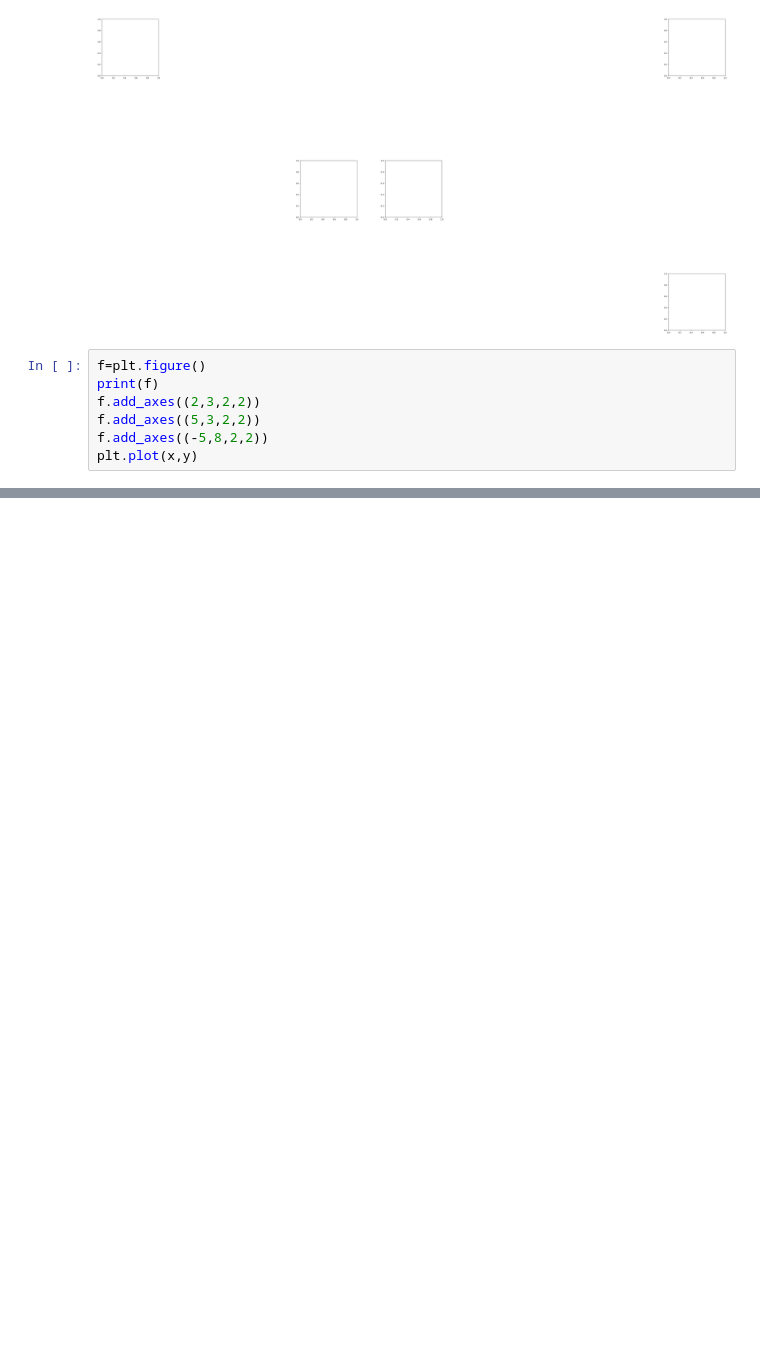
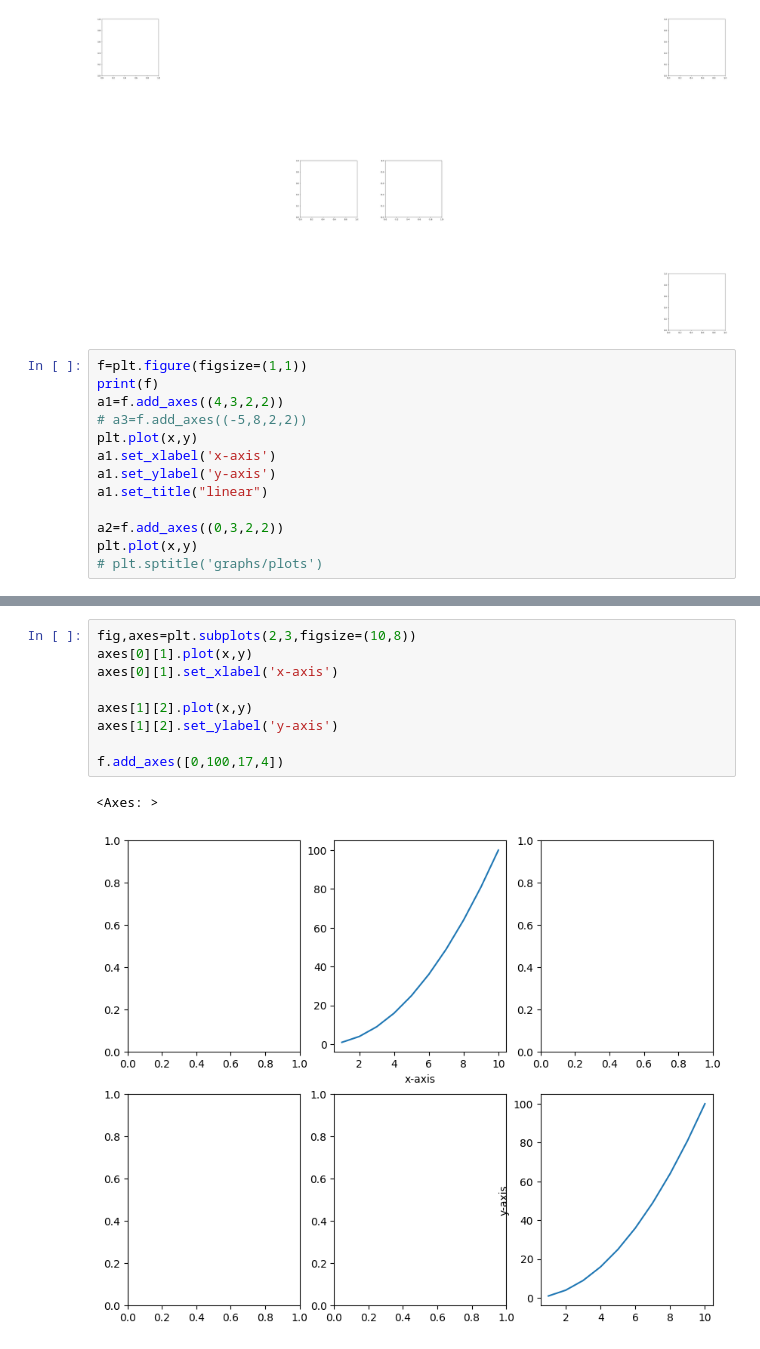
Before and after one commit to deepika-cr433/pyspider-coaching, a Jupyter notebook: PYTHON_LIBRARY/DA-MATPLOTLIB/methods_matplotlib.ipynb, the cells around one changed output, grey strips where cells are left out. Saved outputs shown, nothing was run; the diff lists cells and outputs as text; blank space fills up the shorter version.

```diff
--- a/PYTHON_LIBRARY/DA-MATPLOTLIB/basic.ipynb
+++ b/PYTHON_LIBRARY/DA-MATPLOTLIB/methods_matplotlib.ipynb
@@ -99,10 +105,16 @@ Figure(200x200)
 <Axes: >
 [figure]
 # %%
-f=plt.figure()
+f=plt.figure(figsize=(1,1))
 print(f)
-f.add_axes((2,3,2,2))
-f.add_axes((5,3,2,2))
-f.add_axes((-5,8,2,2))
+a1=f.add_axes((4,3,2,2))
+# a3=f.add_axes((-5,8,2,2))
 plt.plot(x,y)
+a1.set_xlabel('x-axis')
+a1.set_ylabel('y-axis')
+a1.set_title("linear")
+
+a2=f.add_axes((0,3,2,2))
+plt.plot(x,y)
+# plt.sptitle('graphs/plots')
 # %% [output]
@@ -111,0 +124,12 @@ Figure(640x480)
+# %%
+fig,axes=plt.subplots(2,3,figsize=(10,8))
+axes[0][1].plot(x,y)
+axes[0][1].set_xlabel('x-axis')
+
+axes[1][2].plot(x,y)
+axes[1][2].set_ylabel('y-axis')
+
+f.add_axes([0,100,17,4])
+# %% [output]
+<Axes: >
+[figure, added]
```
Also changed, not shown: parts of 5 cells of this notebook, 5 other files.
